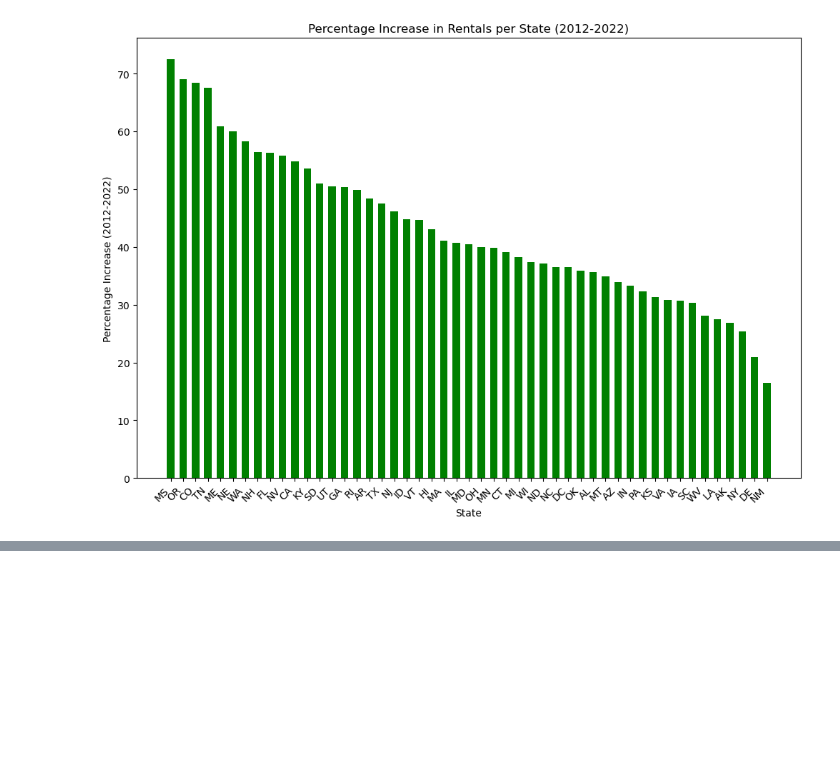
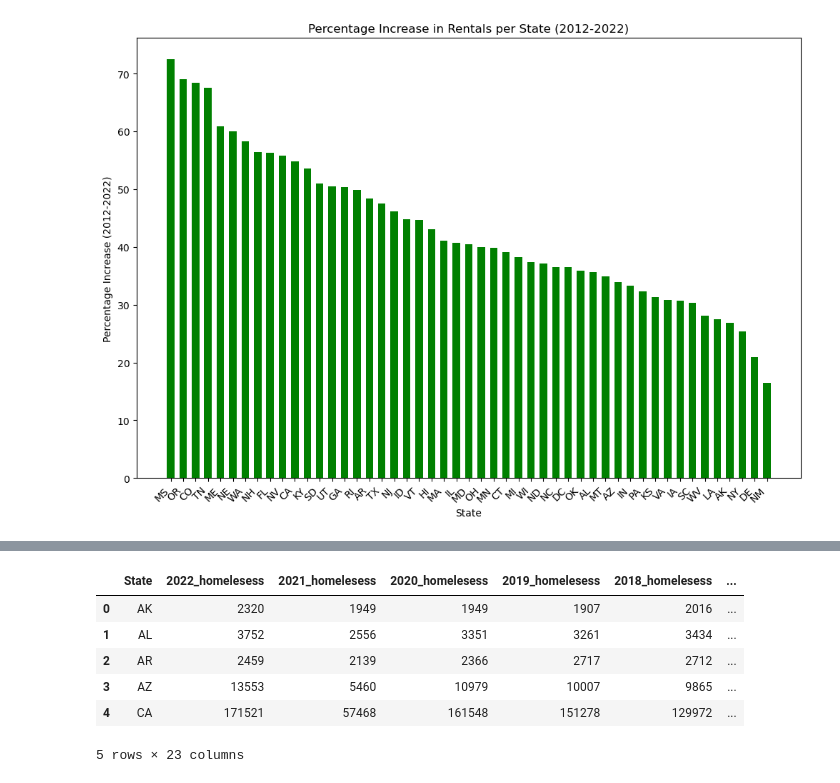
Before and after one commit to DylanSui799/UCBProjectOne, a Jupyter notebook: Rental_VS_Homelesess/Rental_VS_Homelesess.ipynb, the cells around one changed output, grey strips where cells are left out. Cells and saved outputs as stored; diff of their text form; code cells hidden in the pictures; blank space fills up the shorter version.

```diff
--- a/Viktor's code/Rental_VS_Homelesess.ipynb
+++ b/Rental_VS_Homelesess/Rental_VS_Homelesess.ipynb
@@ -432,0 +452,20 @@ plt.show()
+# %%
+#Changing the type for all columns exept State
+# Specify the column to keep as object
+object_column = 'State'
+
+# Convert all values to float except the specified object column
+combined_df_clean = combined_df.copy()
+combined_df_clean.loc[:, combined_df_clean.columns != object_column] = combined_df_clean.loc[:,
+                       combined_df_clean.columns != object_column].apply(pd.to_numeric, errors='coerce')
+
+#combined_df_clean = combined_df_clean.apply(pd.to_numeric, errors='coerce').astype('Int64')
+combined_df_clean.head()
+# %% [output]
+|  | State | 2022_homelesess | 2021_homelesess | 2020_homelesess | 2019_homelesess | 2018_homelesess | ... |
+| 0 | AK | 2320 | 1949 | 1949 | 1907 | 2016 | ... |
+| 1 | AL | 3752 | 2556 | 3351 | 3261 | 3434 | ... |
+| 2 | AR | 2459 | 2139 | 2366 | 2717 | 2712 | ... |
+| 3 | AZ | 13553 | 5460 | 10979 | 10007 | 9865 | ... |
+| 4 | CA | 171521 | 57468 | 161548 | 151278 | 129972 | ... |
+5 rows × 23 columns
```
Also changed, not shown: parts of 34 cells of this notebook, 7 other files.
